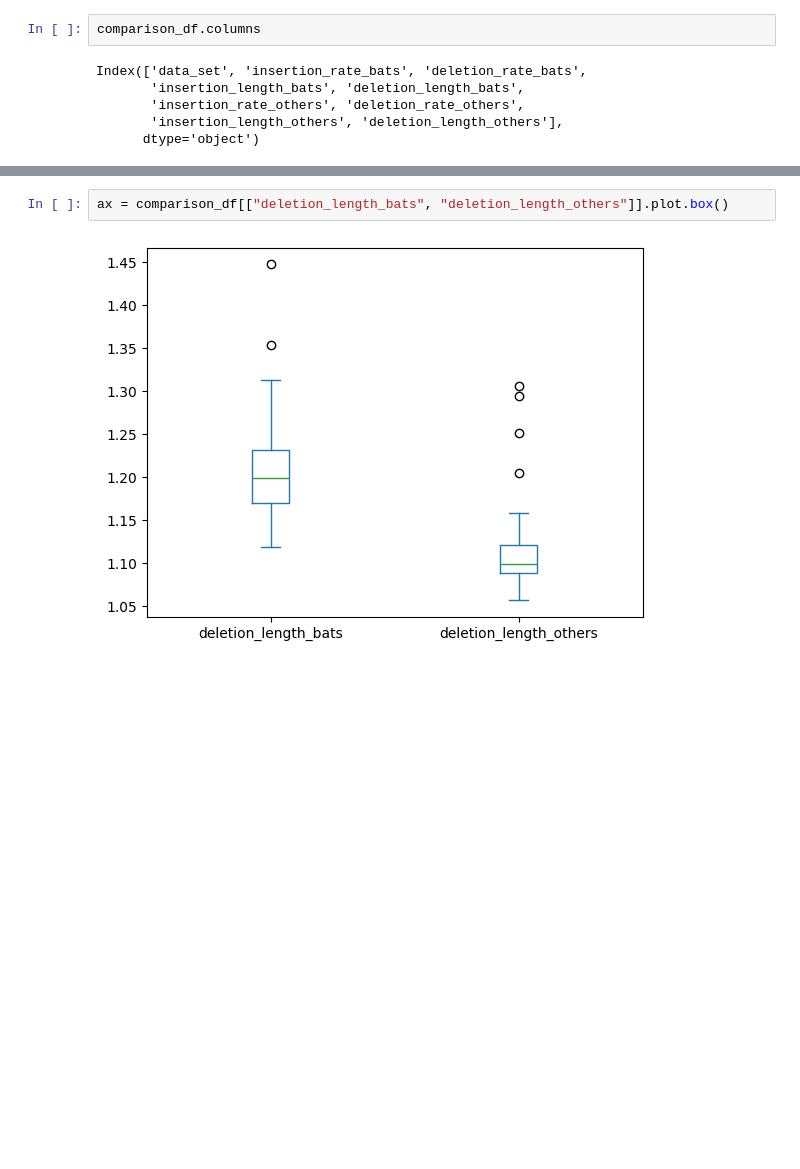
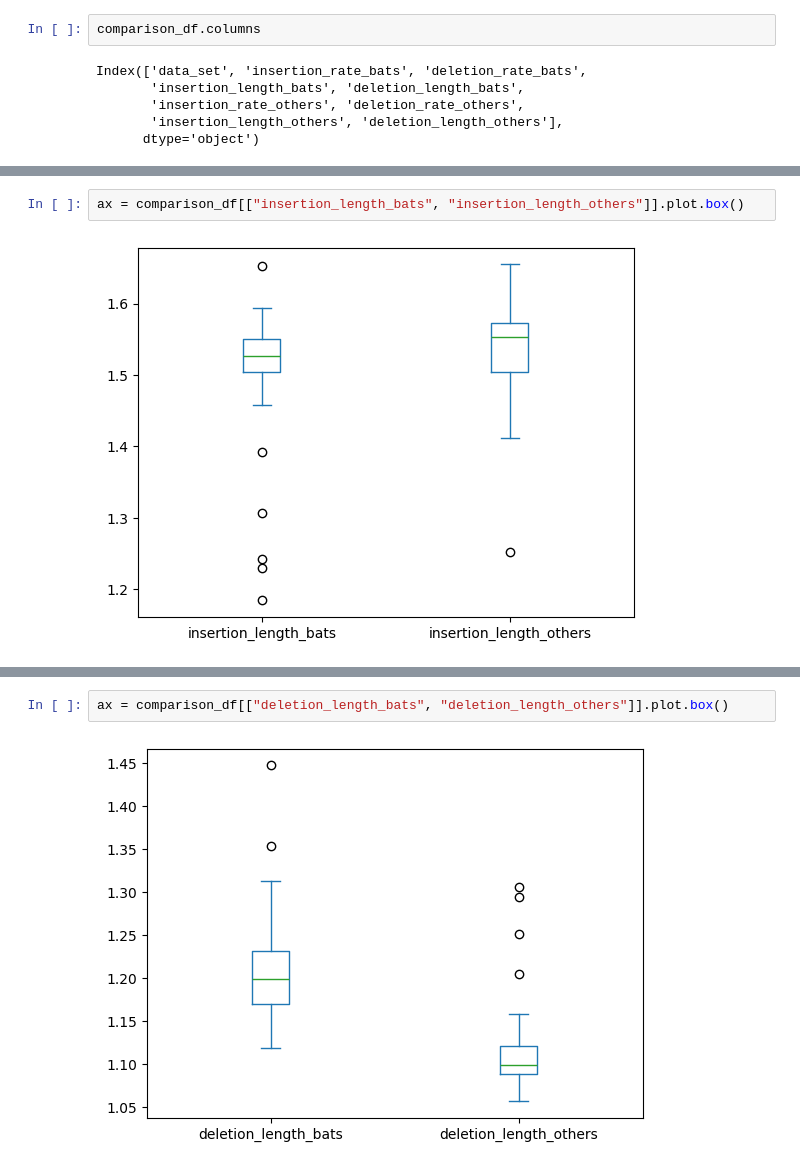
Before and after one commit to elyawy/bat_analysis, a Jupyter notebook: results_analysis.ipynb, the cells around one changed output, grey strips where cells are left out. Drawn from its saved outputs; the diff is of its cells as text; blank space fills up the shorter version.

```diff
--- a/results_analysis.ipynb
+++ b/results_analysis.ipynb
@@ -186,3 +187,7 @@ WilcoxonResult(statistic=449.0, pvalue=0.1567499462907449)
+# %%
+ax = comparison_df[["insertion_length_bats", "insertion_length_others"]].plot.box()
+# %% [output]
+[figure, added]
 # %%
 wilcoxon(comparison_df["deletion_length_bats"], comparison_df["deletion_length_others"])
 # %% [output]
```
Also changed, not shown: parts of 7 cells of this notebook.
